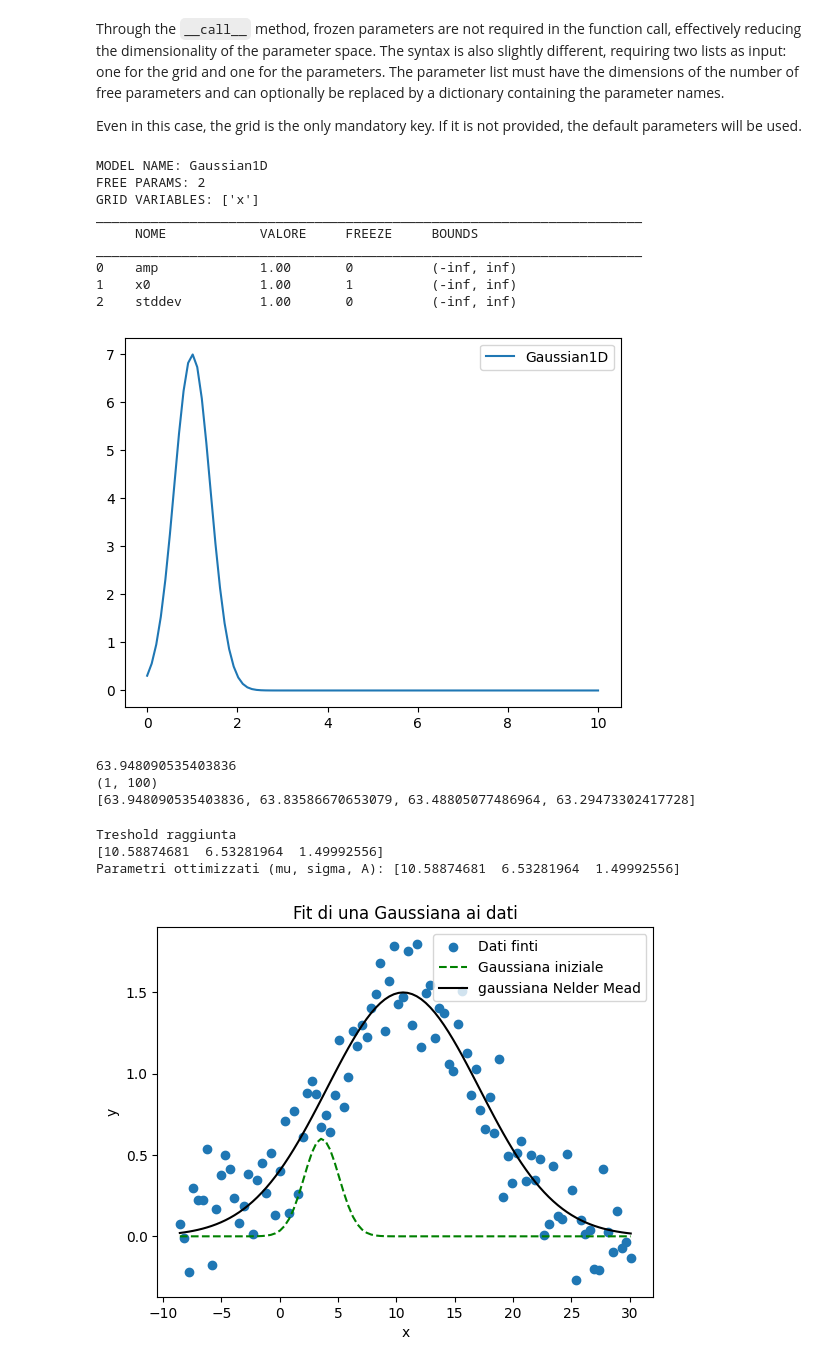
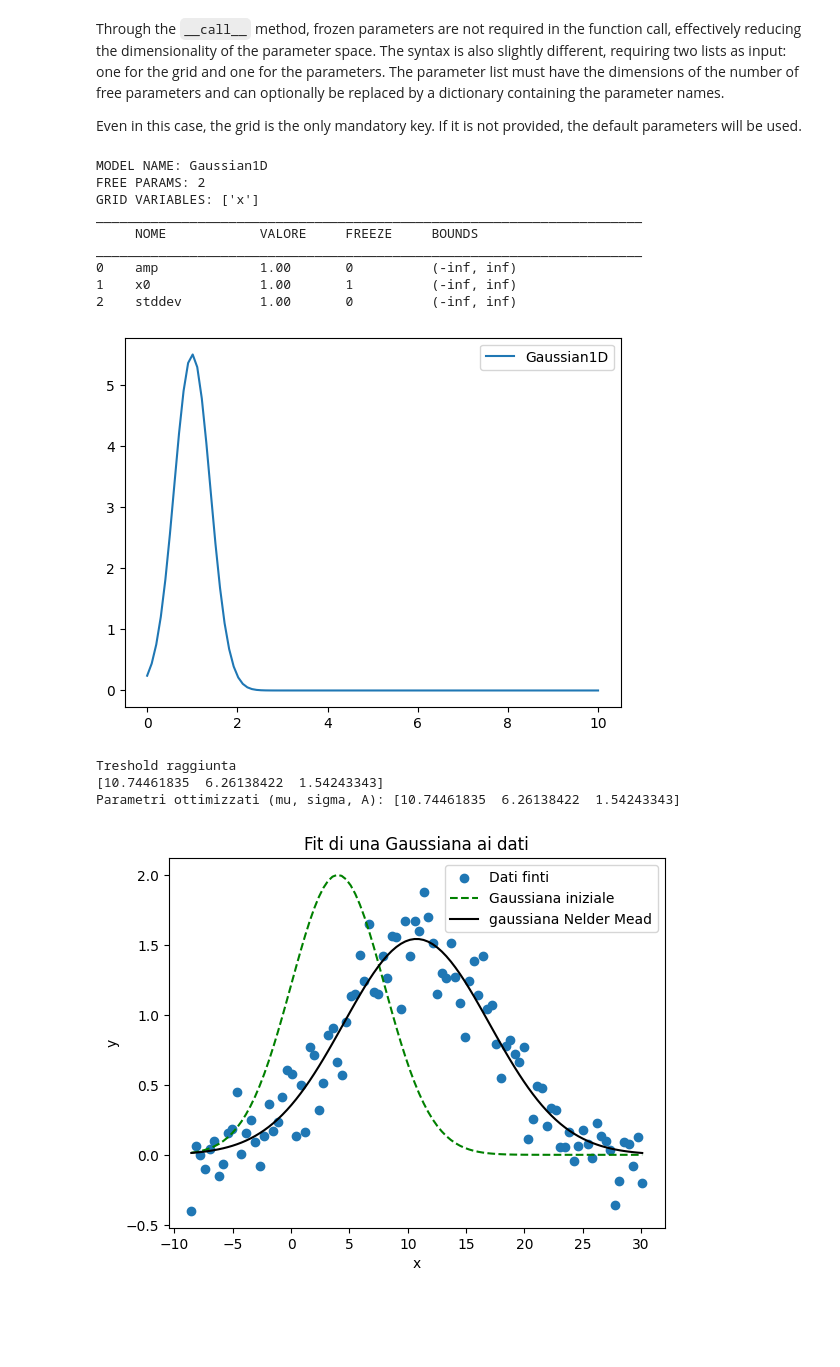
Before and after one commit to m4ttes4/CosmoSynth, a Jupyter notebook: models/model_evaluation.ipynb, the cells around one changed output. Saved outputs shown, nothing was run; the diff lists cells and outputs as text; code cells hidden in the pictures; blank space fills up the shorter version.

```diff
--- a/models/model_evaluation.ipynb
+++ b/models/model_evaluation.ipynb
@@ -88,7 +88,7 @@ print(gaussian)
 values = gaussian([X], [7, 0.4])  # amp = 7, x0=freeze, stddev = 0.4
 
 # or equivlent to
-values = gaussian(grid=[X], params={"amp": 7, "stddev": 0.4})
+values = gaussian(grid=[X], params={"amp": 5.5, "stddev": 0.4})
 
 plt.plot(X, values, label=f"{gaussian.name}")
 plt.legend()
@@ -103,7 +103,7 @@ ______________________________________________________________________
 0    amp             1.00       0          (-inf, inf)
 1    x0              1.00       1          (-inf, inf)
 2    stddev          1.00       0          (-inf, inf)
-[figure, old version]
+[figure, new version]
 # %%
 from zoo import Fittable1D
 from optimizers import NelderMead
@@ -140,42 +140,40 @@ x_data, y_data = generate_fake_data(true_mu, true_sigma, true_A)
 # Punto iniziale per l'algoritmo di Nelder-Mead
 initial_guess = [3.6, 1.5, 0.6]  # [mu, sigma, A]
 
+initial_guess = {'mu':4, 'A':4, 'sigma':2}
+
 optimizer = NelderMead(model=gaus, treshold=1e-6, delta=0.1)
 
-print(optimizer.loss([x_data], initial_guess, y_data))
-print((np.shape([x_data])))
+
 results = optimizer.minimize(
     x0=initial_guess, grid=[x_data], data=[y_data], progress=True
 )
 print(results)
 
 
 print("Parametri ottimizzati (mu, sigma, A):", results)
 
 
 # Grafico dei dati originali e della curva ottimizzata
 plt.scatter(x_data, y_data, label="Dati finti")
 
 plt.plot(
     x_data,
     gaus([x_data], initial_guess),
     color="green",
     linestyle="--",
     label="Gaussiana iniziale",
 )
 
 plt.plot(x_data, gaus([x_data], results), c="black", label="gaussiana Nelder Mead")
 
 plt.legend()
 plt.xlabel("x")
 plt.ylabel("y")
 plt.title("Fit di una Gaussiana ai dati")
 plt.show()
 # %% [output]
-63.948090535403836
-(1, 100)
-[63.948090535403836, 63.83586670653079, 63.48805077486964, 63.29473302417728]
+Treshold raggiunta
+[10.74461835  6.26138422  1.54243343]
+Parametri ottimizzati (mu, sigma, A): [10.74461835  6.26138422  1.54243343]
-Treshold raggiunta
-[10.58874681  6.53281964  1.49992556]
-Parametri ottimizzati (mu, sigma, A): [10.58874681  6.53281964  1.49992556]
-[figure, old version]
+[figure, new version]
```
Also changed, not shown: 5 other files.
